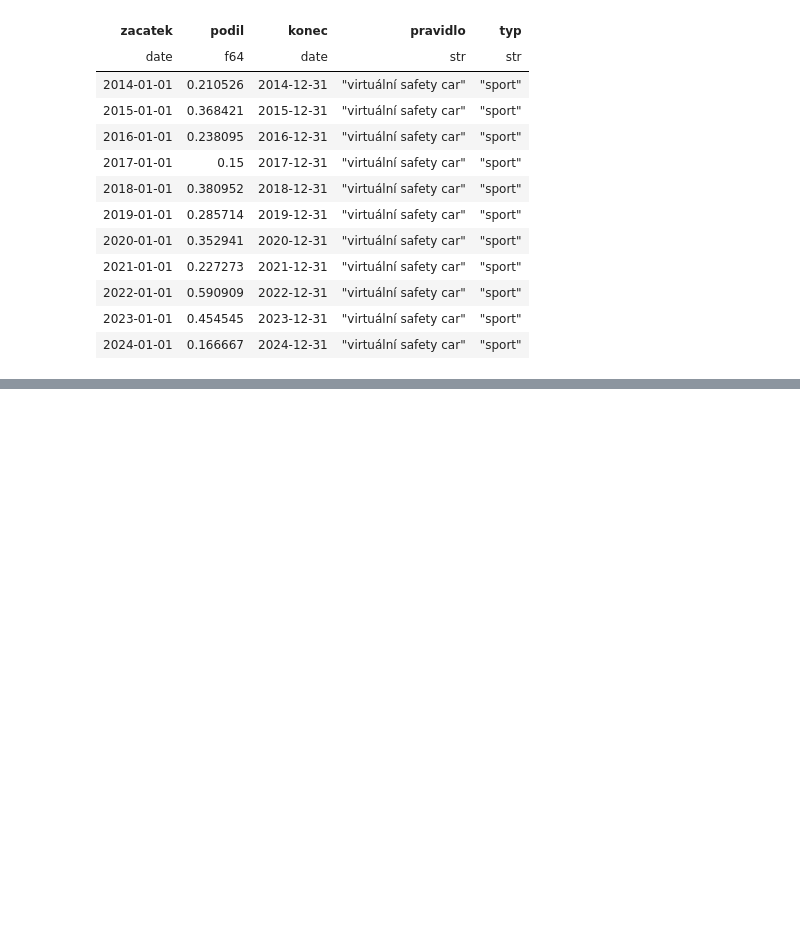
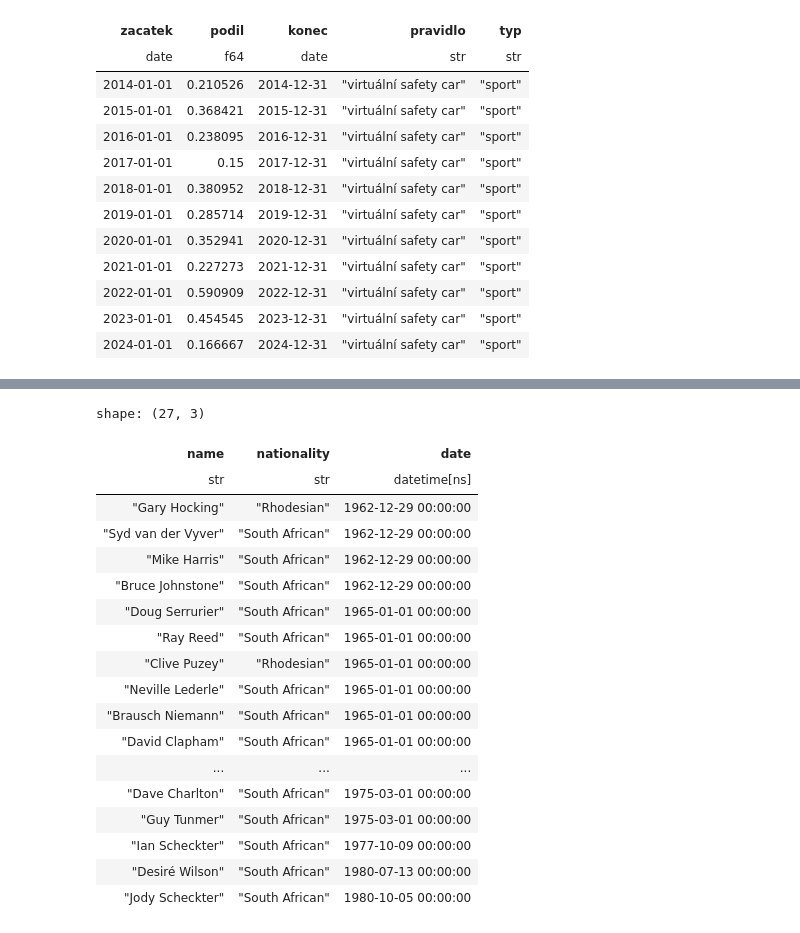
Before and after one commit to michalkasparek/f1-stats, a Jupyter notebook: 115_75_years.ipynb, the cells around one changed output, grey strips where cells are left out. Cells and saved outputs as stored; diff of their text form; code cells hidden in the pictures; blank space fills up the shorter version.

```diff
--- a/115_75_years.ipynb
+++ b/115_75_years.ipynb
@@ -1061,0 +1062,6 @@ graf_pravidla.configure_view(
+# %%
+drivers = df.with_columns(
+    (((pl.col("date") - pl.col("dob").str.to_datetime())).cast(int) / (24 * 60 * 60 * 1_000_000 * 365.25)).alias("age")
+    ).join(
+     debuts, how="left", on="name"
+    )
@@ -1061,0 +1235,22 @@ graf_pravidla.configure_view(
+# %%
+drivers.filter(pl.col("kontinent") == "Afrika").group_by(["name","nationality"]).agg(pl.col("date").max()).sort(by="date")
+# %% [output]
+shape: (27, 3)
+| name | nationality | date |
+| str | str | datetime[ns] |
+| "Gary Hocking" | "Rhodesian" | 1962-12-29 00:00:00 |
+| "Syd van der Vyver" | "South African" | 1962-12-29 00:00:00 |
+| "Mike Harris" | "South African" | 1962-12-29 00:00:00 |
+| "Bruce Johnstone" | "South African" | 1962-12-29 00:00:00 |
+| "Doug Serrurier" | "South African" | 1965-01-01 00:00:00 |
+| "Ray Reed" | "South African" | 1965-01-01 00:00:00 |
+| "Clive Puzey" | "Rhodesian" | 1965-01-01 00:00:00 |
+| "Neville Lederle" | "South African" | 1965-01-01 00:00:00 |
+| "Brausch Niemann" | "South African" | 1965-01-01 00:00:00 |
+| "David Clapham" | "South African" | 1965-01-01 00:00:00 |
+| ... | ... | ... |
+| "Dave Charlton" | "South African" | 1975-03-01 00:00:00 |
+| "Guy Tunmer" | "South African" | 1975-03-01 00:00:00 |
+| "Ian Scheckter" | "South African" | 1977-10-09 00:00:00 |
+| "Desiré Wilson" | "South African" | 1980-07-13 00:00:00 |
+| "Jody Scheckter" | "South African" | 1980-10-05 00:00:00 |
```
Also changed, not shown: parts of 60 cells of this notebook.
